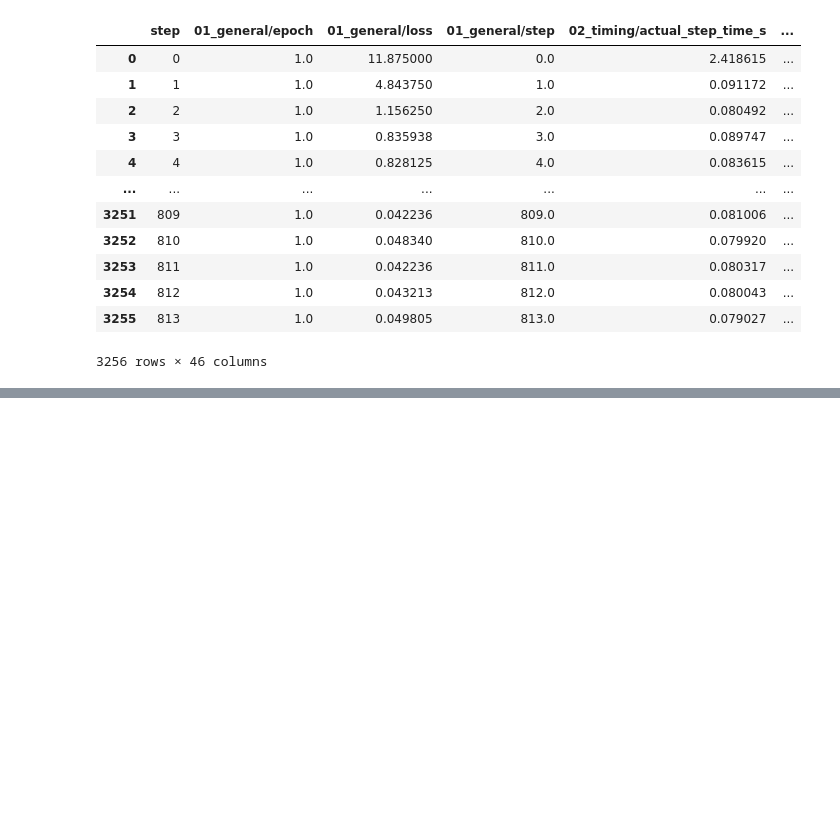
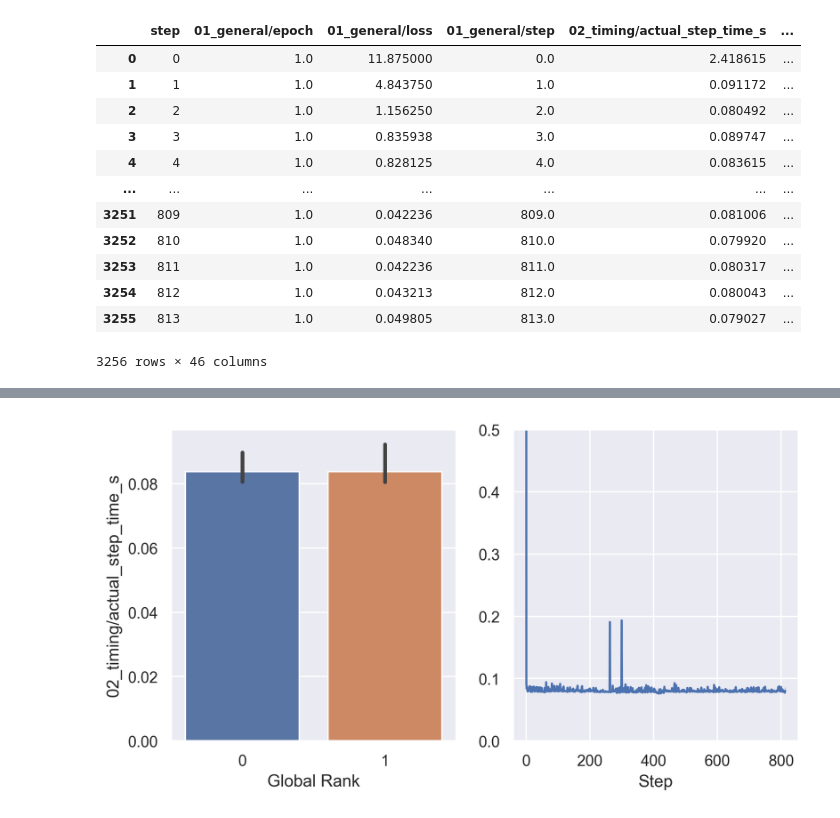
Before and after one commit to cirquit/fsdp-memory-analysis, a Jupyter notebook: tb-logging-example.ipynb, the cells around one changed output, grey strips where cells are left out. Cells and saved outputs as stored; diff of their text form; code cells hidden in the pictures; blank space fills up the shorter version.

```diff
--- a/tb-logging-example.ipynb
+++ b/tb-logging-example.ipynb
@@ -31,0 +34,7 @@ from IPython.display import display
+# %%
+pd.set_option('display.max_rows', 200)
+plotting_context = "paper"
+default_palette = "colorblind"
+font_scale = 1.5
+sns.set(font_scale=font_scale, context=plotting_context)
+sns.set(rc={"figure.dpi":300, 'savefig.dpi':300})
@@ -88,3 +119,5 @@ runs_df
 | 3254 | 812 | 1.0 | 0.043213 | 812.0 | 0.080043 | ... |
 | 3255 | 813 | 1.0 | 0.049805 | 813.0 | 0.079027 | ... |
 3256 rows × 46 columns
+# %%
+test_run = runs_df.query("group_name=='FSDP-1'")
@@ -90,0 +140,22 @@ runs_df
+# %%
+def dual_plot(df, y, line_ylim):
+    fig, ax = plt.subplots(1,2, figsize=(8,4))
+    fig = sns.barplot(
+        data=df,
+        x="global_rank",
+        y=y,
+        ax=ax[0])
+    ax[0].set_xlabel("Global Rank")
+    fig = sns.lineplot(
+        data=df,
+        x="step",
+        y=y,
+        ax=ax[1])
+    ax[1].set_ylabel("")
+    ax[1].set_xlabel("Step")
+    ax[1].set_ylim(line_ylim)
+
+y = "02_timing/actual_step_time_s"
+dual_plot(df=test_run, y=y, line_ylim=[0,0.5])
+# %% [output]
+[figure, added]
```
Also changed, not shown: parts of 5 cells of this notebook.
